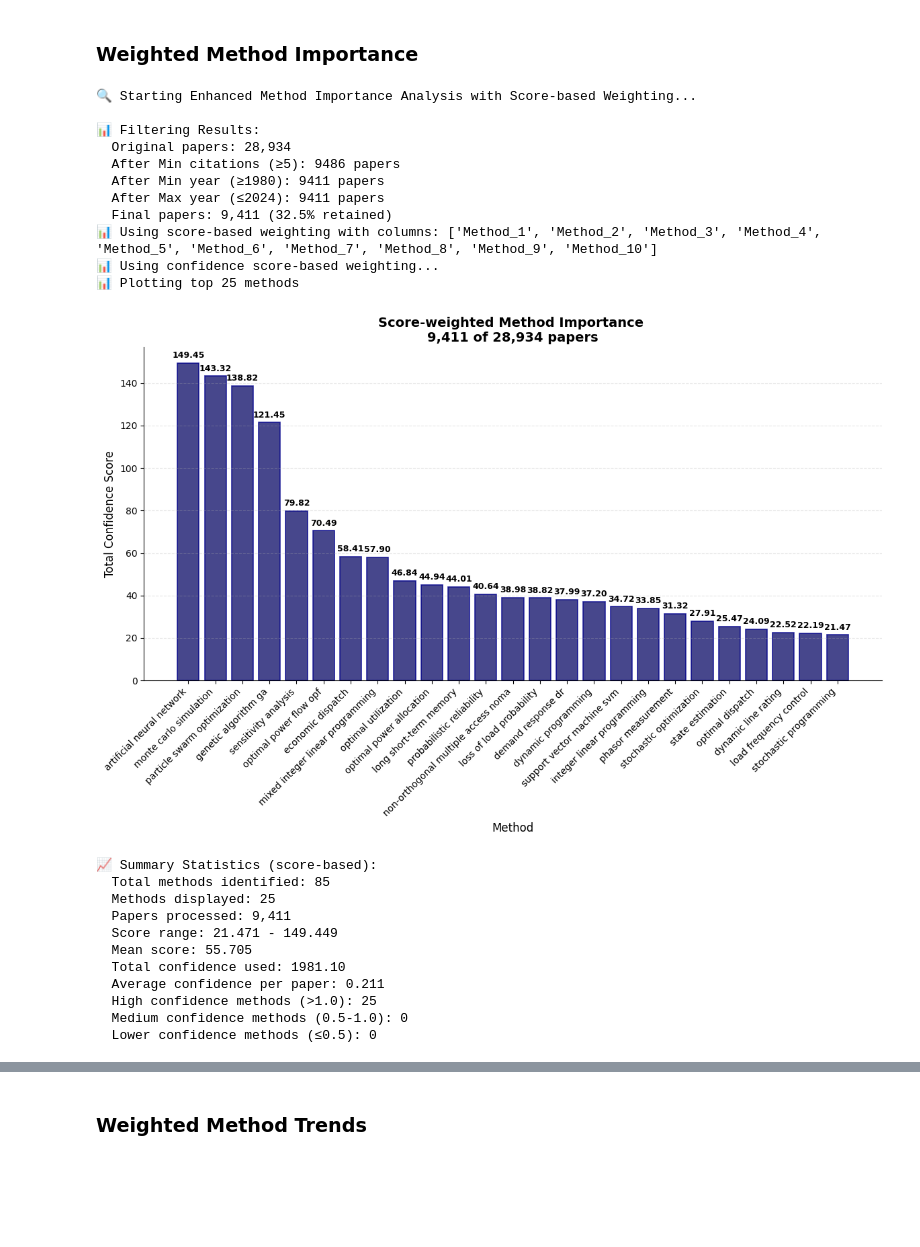
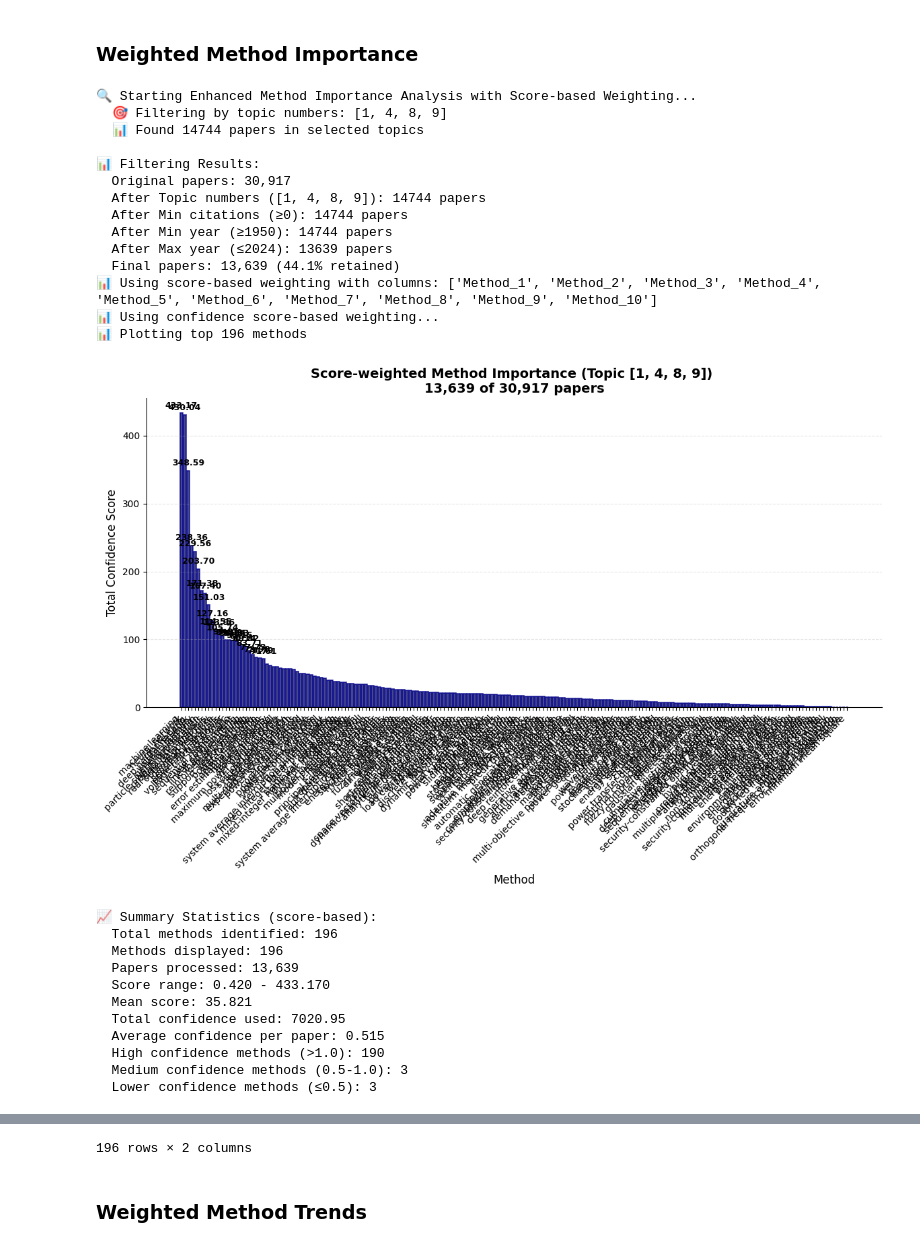
Before and after one commit to stigsimo/Literature-search-and-analysis, a Jupyter notebook: Visualizations_v3.3.ipynb, the cells around one changed output, grey strips where cells are left out. Cells and saved outputs as stored; diff of their text form; code cells hidden in the pictures; blank space fills up the shorter version.

```diff
--- a/Visualizations_v3.3.ipynb
+++ b/Visualizations_v3.3.ipynb
@@ -2223,7 +2223,7 @@ def classify_lifecycle_stage_refined(growth_rate, r_squared, trend_type, total_i
 # Kjør full analyse
 print("🚀 Starting FULL lifecycle analysis...")
 results_full = classify_technology_lifecycle_characteristics_full(
-    df,
+    df7865p4o3i2uzxc v-,
     canonical_methods=sorted(unique_methods),  # Alle 86 metoder
     min_publications=2
 )
@@ -3350,9 +3349,10 @@ def setup_analysis_data(date_string, save_dir=SAVE_DIR):
 #date_string = "2025_09_08_reliability_resilience_power_systems"
 #date_string = "2025_09_10_reliability_resilience_power_systems"
 #date_string = "2025_09_11_reliability_resilience_power_systems"
-date_string = "2025_09_12_reliability_resilience_power_systems"
+#date_string = "2025_09_12_reliability_resilience_power_systems"
 #date_string = "2025_09_17_reliability_resilience_power_systems"
-
+#date_string = "2025_09_30_reliability_resilience_power_systems"
+date_string = "2025_10_08_reliability_resilience_power_systems"
 data = setup_analysis_data(date_string)
 
 if data is None:
@@ -3716,53 +3725,56 @@ plot_topic_trends_over_time(
                                            method_label_prefix="Method_",
                                            # NEW: Simplified Topic Filtering by Number
                                            topic_numbers=None,          # Filter by topic number(s) - list or single int
                                            min_citations=None,          # Minimum citation count
                                            max_citations=None,          # Maximum citation count
                                            venues_include=None,         # List of venues to include
                                            venues_exclude=None,         # List of venues to exclude
                                            min_year=None,              # Minimum publication year
                                            max_year=None,              # Maximum publication year
                                            # Visualization Parameters
                                            figsize=(14, 8),
                                            save_dir=None,
                                            show_filter_info=True):"""
 
 #if data:
     #weighted_results = plot_weighted_method_importance_filtered(df, n_top=10, plot_top_k=25, figsize=(12,8), min_year=1980, max_year=2024, min_citations=5)
 
 
 plot_weighted_method_importance_filtered(df,
                                          n_top=10,
-                                         plot_top_k=25,
+                                         plot_top_k=300,
                                          figsize=(12,8),
-                                         min_year=1980,
+                                         min_year=1950,
                                          max_year=2024,
-                                         min_citations=5,
-                                         #topic_numbers=[7,4],
+                                         min_citations=0,
+                                         topic_numbers=[1,4,8,9],
                                          weighting_method='score')
 # score_result, rank_result = compare_weighting_methods(df, topic_numbers=[0, 1, 2])
 # %% [output]
 🔍 Starting Enhanced Method Importance Analysis with Score-based Weighting...
+  🎯 Filtering by topic numbers: [1, 4, 8, 9]
+  📊 Found 14744 papers in selected topics
 
 📊 Filtering Results:
-  Original papers: 28,934
-  After Min citations (≥5): 9486 papers
-  After Min year (≥1980): 9411 papers
-  After Max year (≤2024): 9411 papers
-  Final papers: 9,411 (32.5% retained)
+  Original papers: 30,917
+  After Topic numbers ([1, 4, 8, 9]): 14744 papers
+  After Min citations (≥0): 14744 papers
+  After Min year (≥1950): 14744 papers
+  After Max year (≤2024): 13639 papers
+  Final papers: 13,639 (44.1% retained)
 📊 Using score-based weighting with columns: ['Method_1', 'Method_2', 'Method_3', 'Method_4', 'Method_5', 'Method_6', 'Method_7', 'Method_8', 'Method_9', 'Method_10']
 📊 Using confidence score-based weighting...
-📊 Plotting top 25 methods
+📊 Plotting top 196 methods
-[figure, old version]
+[figure, new version]
 📈 Summary Statistics (score-based):
-  Total methods identified: 85
-  Methods displayed: 25
-  Papers processed: 9,411
-  Score range: 21.471 - 149.449
-  Mean score: 55.705
-  Total confidence used: 1981.10
-  Average confidence per paper: 0.211
-  High confidence methods (>1.0): 25
-  Medium confidence methods (0.5-1.0): 0
-  Lower confidence methods (≤0.5): 0
+  Total methods identified: 196
+  Methods displayed: 196
+  Papers processed: 13,639
+  Score range: 0.420 - 433.170
+  Mean score: 35.821
+  Total confidence used: 7020.95
+  Average confidence per paper: 0.515
+  High confidence methods (>1.0): 190
+  Medium confidence methods (0.5-1.0): 3
+  Lower confidence methods (≤0.5): 3
 |  | Method | Weighted_Score |
@@ -3785,3 +3792,4 @@ plot_weighted_method_importance_filtered(df,
+196 rows × 2 columns
 # %% [markdown]
 ### Weighted Method Trends
 # %%
```
Also changed, not shown: parts of 23 cells of this notebook, 1 other file.
